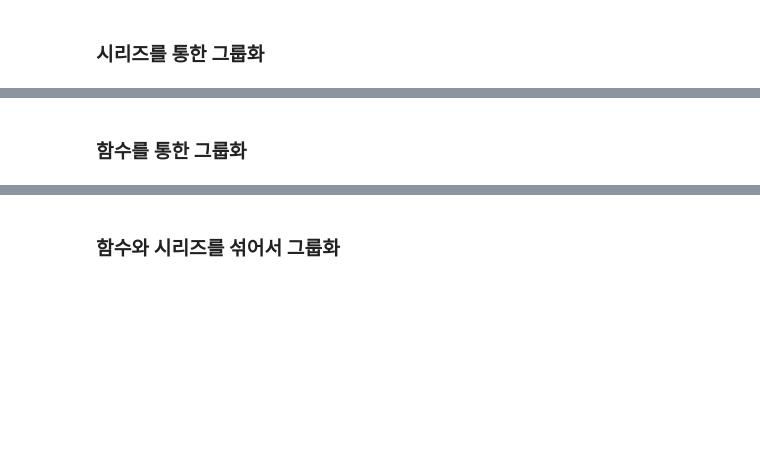
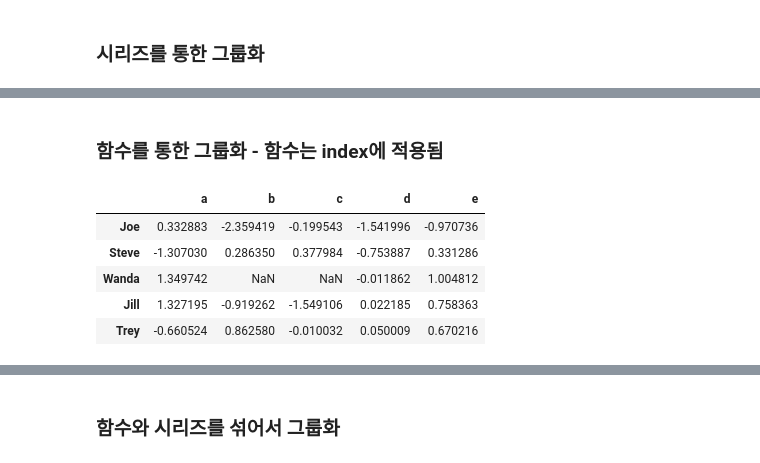
Before and after one commit to seoyun-dev/TIL, a Jupyter notebook: BDA/10_데이터집계와_그룹연산.ipynb, the cells around one changed output, grey strips where cells are left out. Cells and saved outputs as stored; diff of their text form; code cells hidden in the pictures; blank space fills up the shorter version.

```diff
--- a/BDA/10_데이터집계와_그룹연산.ipynb
+++ b/BDA/10_데이터집계와_그룹연산.ipynb
@@ -369,7 +389,16 @@ people.groupby(map_series, axis="columns").count()
 | Jill | 2 | 3 |
 | Trey | 2 | 3 |
 # %% [markdown]
-### 함수를 통한 그룹화
+### 함수를 통한 그룹화 - 함수는 index에 적용됨
+# %%
+people
+# %% [output]
+|  | a | b | c | d | e |
+| Joe | 0.332883 | -2.359419 | -0.199543 | -1.541996 | -0.970736 |
+| Steve | -1.307030 | 0.286350 | 0.377984 | -0.753887 | 0.331286 |
+| Wanda | 1.349742 | NaN | NaN | -0.011862 | 1.004812 |
+| Jill | 1.327195 | -0.919262 | -1.549106 | 0.022185 | 0.758363 |
+| Trey | -0.660524 | 0.862580 | -0.010032 | 0.050009 | 0.670216 |
 # %%
 people.groupby(len).sum()
 # %% [output]
```
Also changed, not shown: parts of 16 cells of this notebook.
